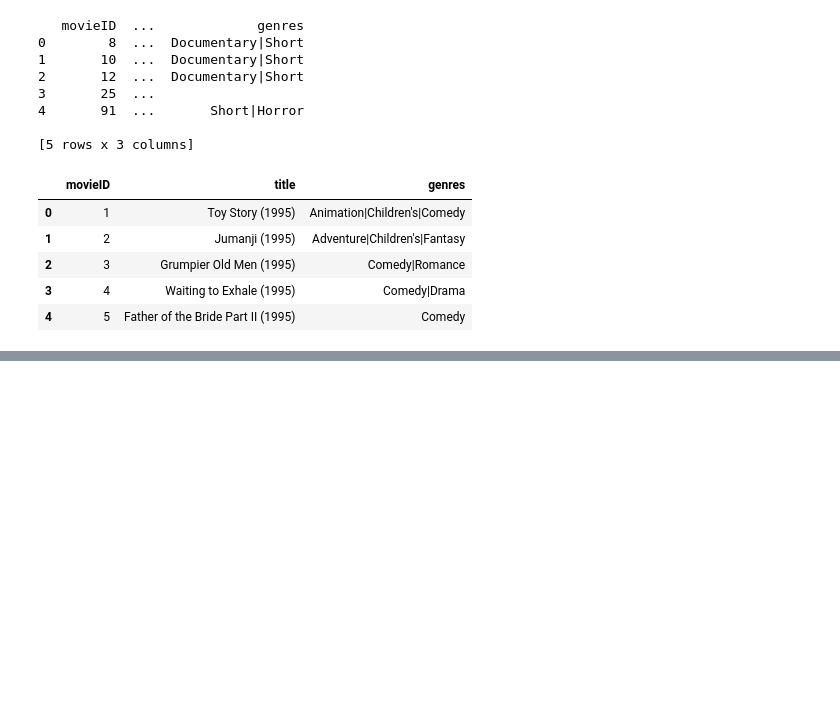
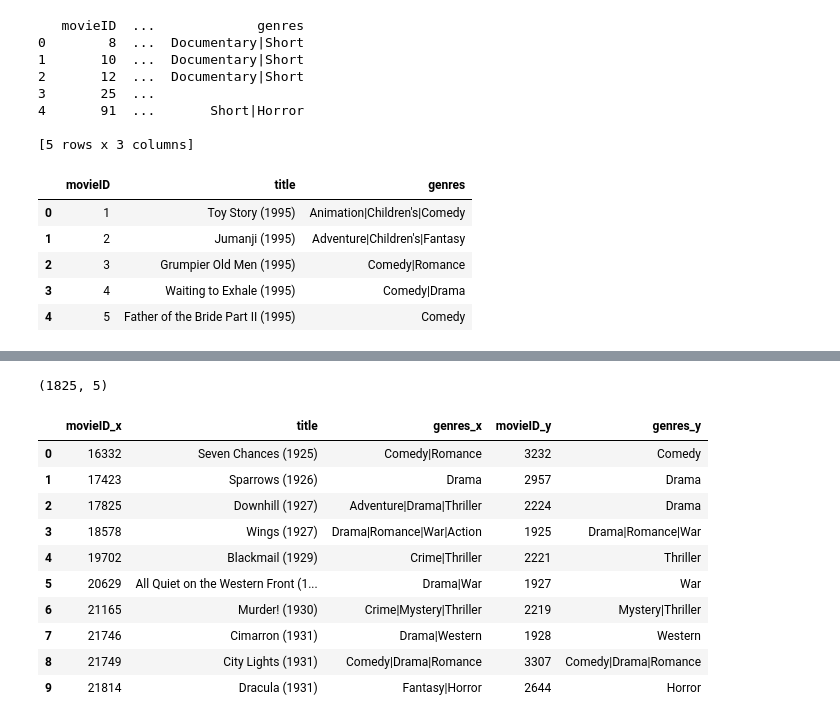
Before and after one commit to lazysimon/NYCDSA_CapstoneProject, a Jupyter notebook: movies_knn.ipynb, the cells around one changed output, grey strips where cells are left out. Saved outputs shown, nothing was run; the diff lists cells and outputs as text; code cells hidden in the pictures; blank space fills up the shorter version.

```diff
--- a/movies_knn.ipynb
+++ b/movies_knn.ipynb
@@ -452,0 +506,17 @@ df_mvlens.head()
+# %%
+df_merge = pd.merge(df_movies, df_mvlens, on='title', how='outer')
+print(df_merge.shape)
+df_merge.head(10)
+# %% [output]
+(1825, 5)
+|  | movieID_x | title | genres_x | movieID_y | genres_y |
+| 0 | 16332 | Seven Chances (1925) | Comedy|Romance | 3232 | Comedy |
+| 1 | 17423 | Sparrows (1926) | Drama | 2957 | Drama |
+| 2 | 17825 | Downhill (1927) | Adventure|Drama|Thriller | 2224 | Drama |
+| 3 | 18578 | Wings (1927) | Drama|Romance|War|Action | 1925 | Drama|Romance|War |
+| 4 | 19702 | Blackmail (1929) | Crime|Thriller | 2221 | Thriller |
+| 5 | 20629 | All Quiet on the Western Front (1... | Drama|War | 1927 | War |
+| 6 | 21165 | Murder! (1930) | Crime|Mystery|Thriller | 2219 | Mystery|Thriller |
+| 7 | 21746 | Cimarron (1931) | Drama|Western | 1928 | Western |
+| 8 | 21749 | City Lights (1931) | Comedy|Drama|Romance | 3307 | Comedy|Drama|Romance |
+| 9 | 21814 | Dracula (1931) | Fantasy|Horror | 2644 | Horror |
```
Also changed, not shown: parts of 21 cells of this notebook.
